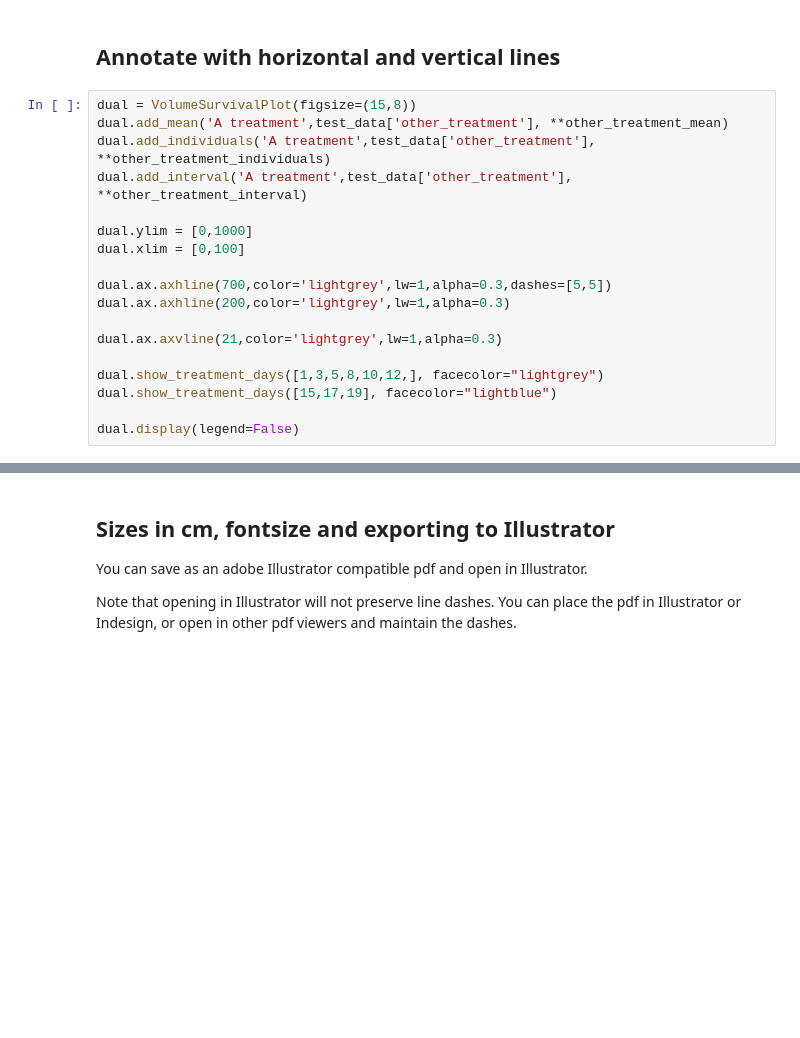
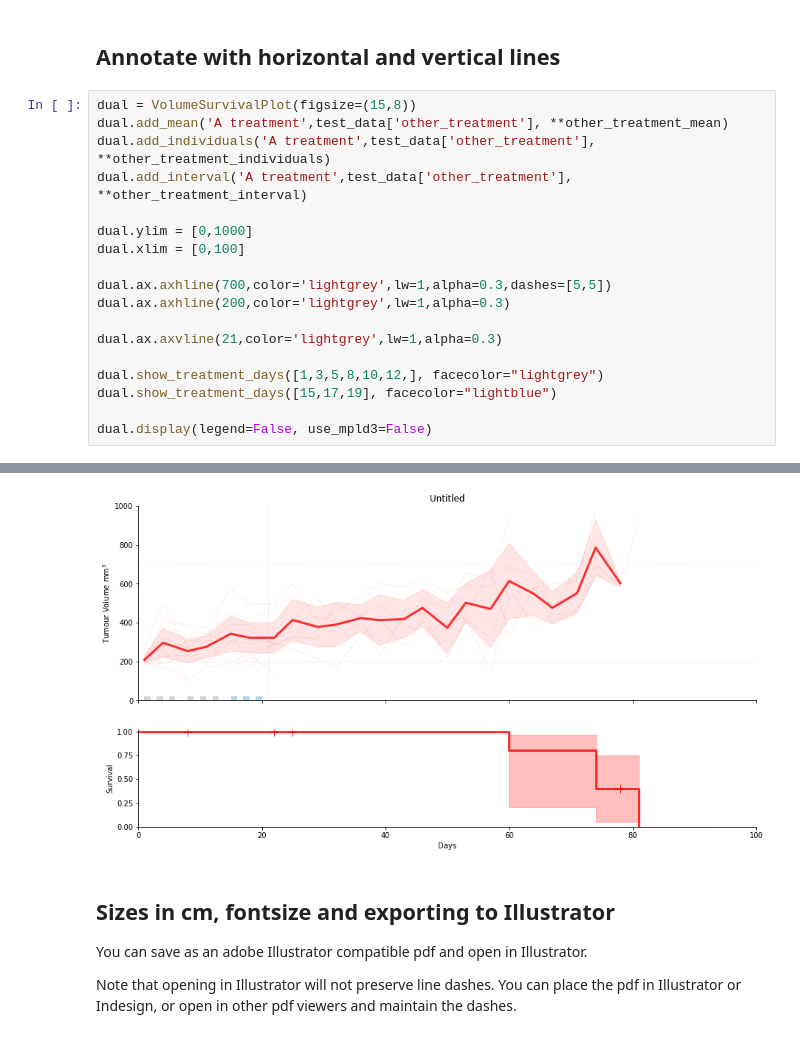
Before and after one commit to genomematt/survivalvolume, a Jupyter notebook: user_guide.ipynb, the cells around one changed output, grey strips where cells are left out. Drawn from its saved outputs; the diff is of its cells as text; blank space fills up the shorter version.

```diff
--- a/user_guide.ipynb
+++ b/user_guide.ipynb
@@ -671,5 +671,5 @@ dual.ax.axvline(21,color='lightgrey',lw=1,alpha=0.3)
 dual.show_treatment_days([1,3,5,8,10,12,], facecolor="lightgrey")
 dual.show_treatment_days([15,17,19], facecolor="lightblue")
 
-dual.display(legend=False)
+dual.display(legend=False, use_mpld3=False)
 # %% [output]
@@ -677,3 +676,4 @@ dual.display(legend=False)
+[figure, added]
 # %% [markdown]
 ## Sizes in cm, fontsize and exporting to Illustrator
 
```
Also changed, not shown: parts of 1 cell of this notebook, 14 other files.
